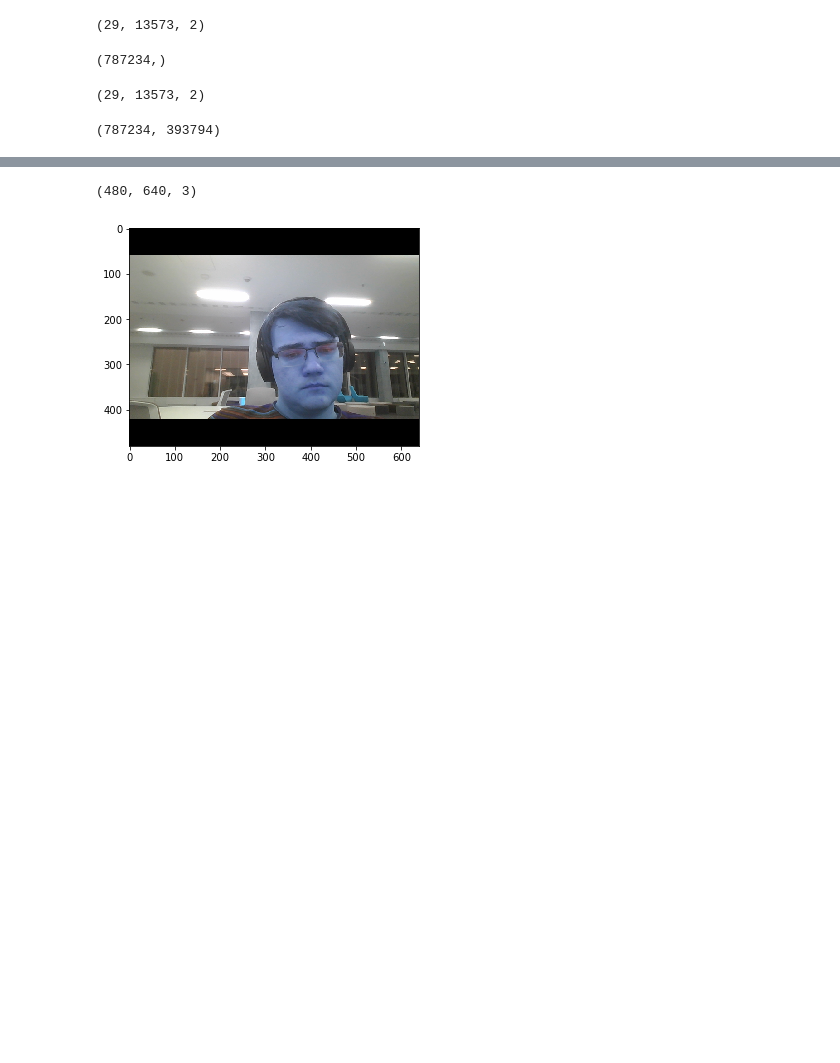
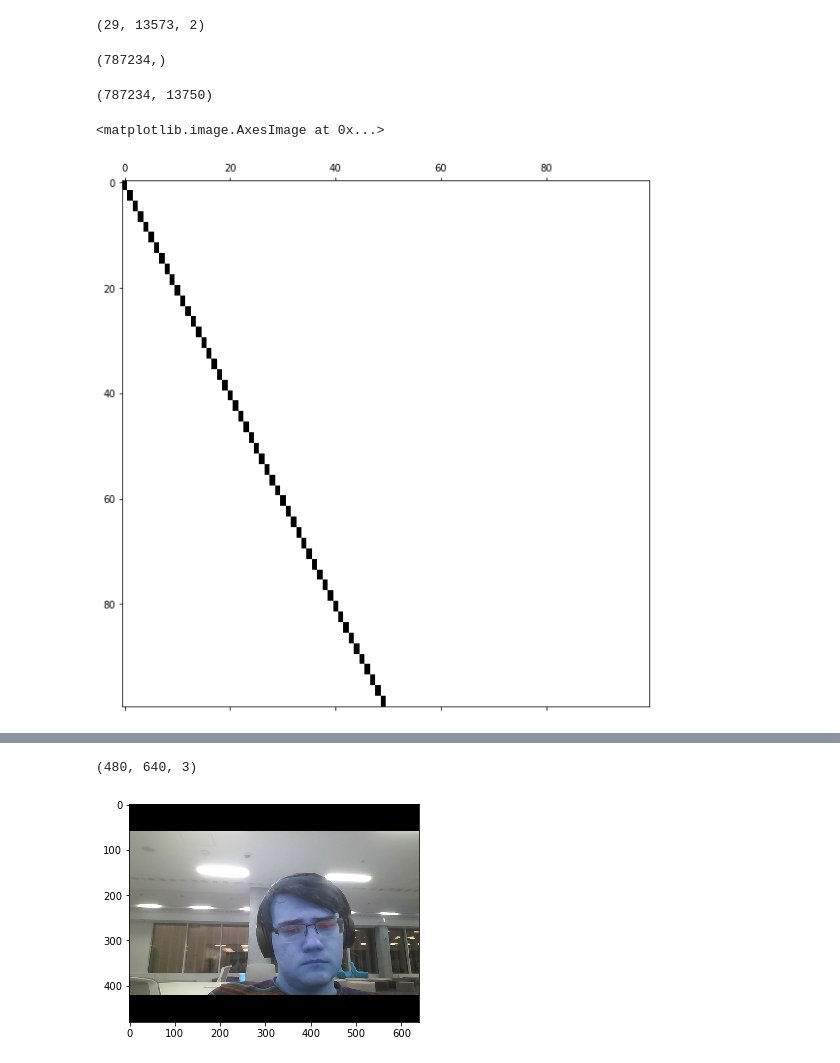
Before and after one commit to sn0wbars/DfUSMC, a Jupyter notebook: Untitled1.ipynb, the cells around one changed output, grey strips where cells are left out. Drawn from its saved outputs; the diff is of its cells as text; code cells hidden in the pictures; blank space fills up the shorter version.

Commit message:
fixed size of w(one 3d point depth for all frames). sparse matrix fix.

```diff
--- a/Untitled1.ipynb
+++ b/Untitled1.ipynb
@@ -91,3 +64,7 @@ for i in tqdm(range(1, len(grays))):
 inlier_mask = inlier_mask.flatten()
 # %% [output]
 [interactive output not drawn]
+# %%
+n_features = len(ref_features)
+n_frames = len(features)
+print(n_features, n_frames)
@@ -140,7 +111,7 @@ def L(x, c, uv0, uv):
 w_min=0.01
 w_max=1.0
 print(sh)
-w = w_min + np.random.rand(sh[0]*sh[1]) * (w_max - w_min)
+w = w_min + np.random.rand(sh[1]) * (w_max - w_min)
 # %% [output]
 (29, 13573, 2)
 # %%
@@ -154,25 +125,26 @@ x = np.concatenate((internal, rt.ravel(), w))
 L(x, c, sel_ref_features, sel_features).shape
 # %% [output]
 (787234,)
-# %%
-sel_features.shape
-# %% [output]
-(29, 13573, 2)
 # %%
-n_features = len(sel_features)
+n = np.prod(sel_features.shape)
 m = len(x)
-n = np.prod(sel_features.shape)
 A = sc.sparse.lil_matrix((n, m), dtype=int)
 A.shape
 A[:, :3] = 1
 for i in range(n_frames):
     A[i*2*n_features:(i+1)*2*n_features, 3 + i*6:3 + (i+1)*6] = 1
 st = 3 + n_frames*6
-for j in range(A.shape[0]):
-    A[j, st + j%len(w)] = 1
+for j in range(0, A.shape[0]):
+    A[2*j:2*(j+1), st + j%len(w)] = 1
 # %%
 A.shape
 # %% [output]
-(787234, 393794)
+(787234, 13750)
+# %%
+plt.figure(figsize=(10,10))
+plt.spy(A)
+# %% [output]
+<matplotlib.image.AxesImage at 0x...>
+[figure, added]
 # %%
  def bundle_adjustment():
```
Also changed, not shown: parts of 15 cells of this notebook.
